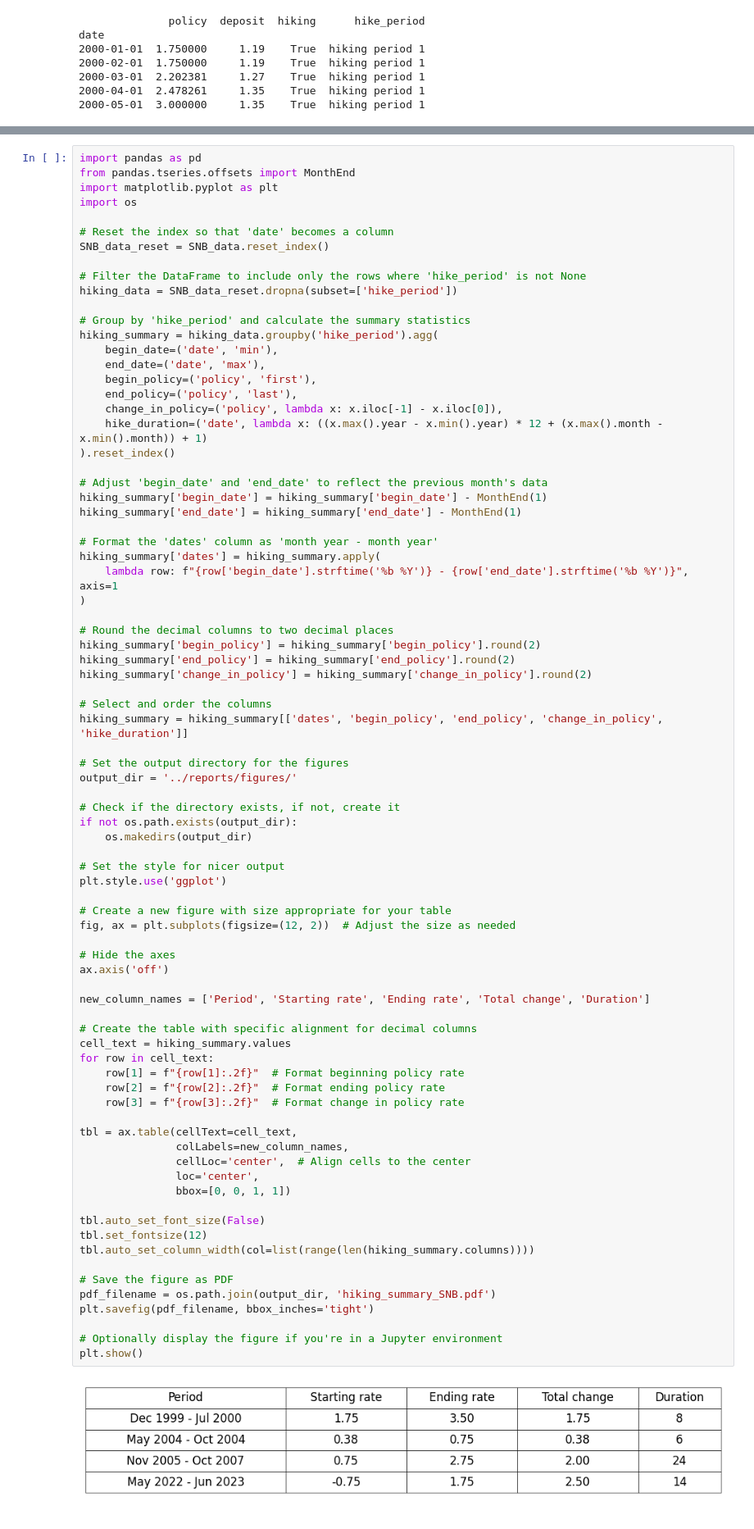
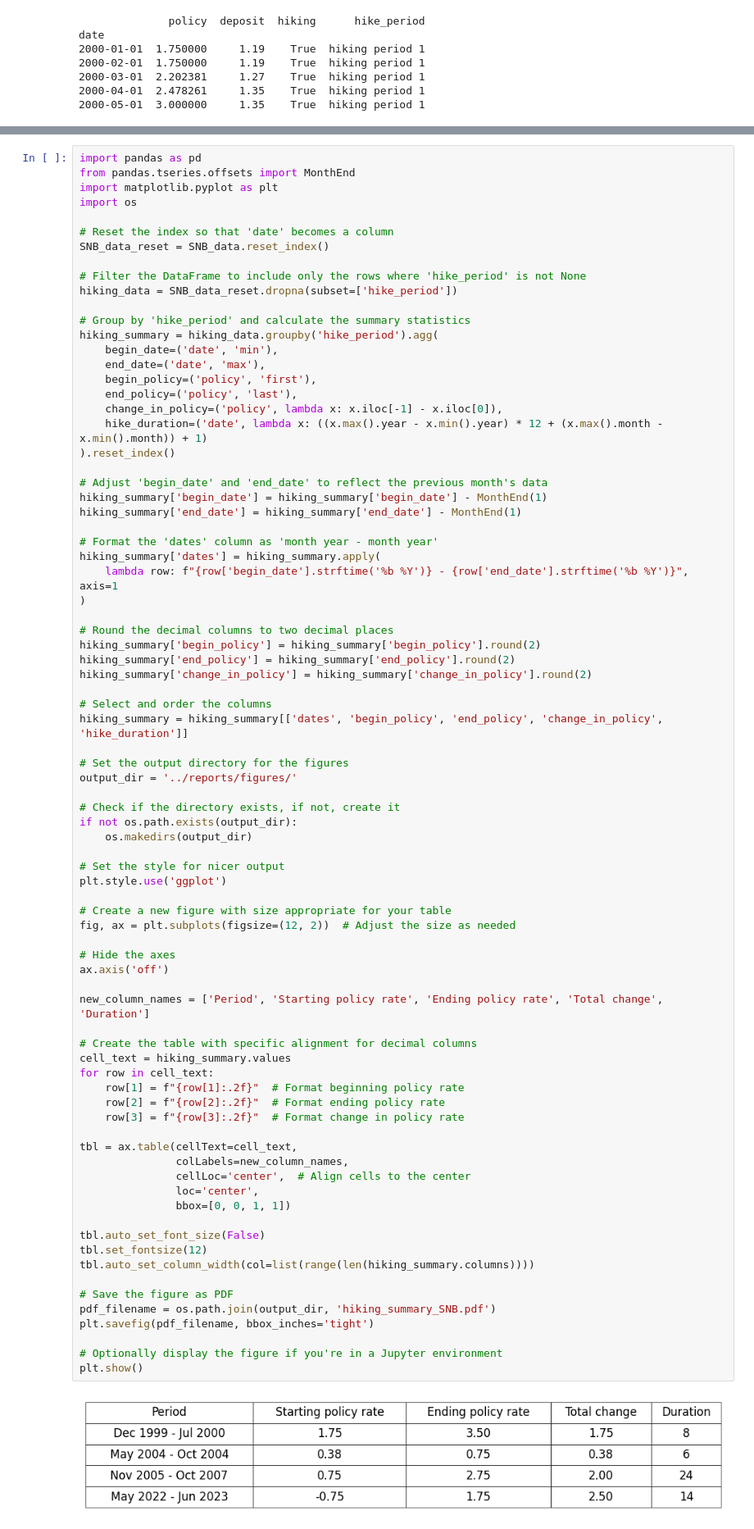
Before and after one commit to Butch78/Bank-Size-Central-Bank-Sensitivity, a Jupyter notebook: notebooks/snb-data-processing.ipynb, the cells around one changed output, grey strips where cells are left out. Shown at 82% size. Drawn from its saved outputs; the diff is of its cells as text.

```diff
--- a/notebooks/snb-data-processing.ipynb
+++ b/notebooks/snb-data-processing.ipynb
@@ -416,33 +447,33 @@ plt.style.use('ggplot')
 fig, ax = plt.subplots(figsize=(12, 2))  # Adjust the size as needed
 
 # Hide the axes
 ax.axis('off')
 
-new_column_names = ['Period', 'Starting rate', 'Ending rate', 'Total change', 'Duration']
+new_column_names = ['Period', 'Starting policy rate', 'Ending policy rate', 'Total change', 'Duration']
 
 # Create the table with specific alignment for decimal columns
 cell_text = hiking_summary.values
 for row in cell_text:
     row[1] = f"{row[1]:.2f}"  # Format beginning policy rate
     row[2] = f"{row[2]:.2f}"  # Format ending policy rate
     row[3] = f"{row[3]:.2f}"  # Format change in policy rate
 
 tbl = ax.table(cellText=cell_text,
                colLabels=new_column_names,
                cellLoc='center',  # Align cells to the center
                loc='center',
                bbox=[0, 0, 1, 1])
 
 tbl.auto_set_font_size(False)
 tbl.set_fontsize(12)
 tbl.auto_set_column_width(col=list(range(len(hiking_summary.columns))))
 
 # Save the figure as PDF
 pdf_filename = os.path.join(output_dir, 'hiking_summary_SNB.pdf')
 plt.savefig(pdf_filename, bbox_inches='tight')
 
 # Optionally display the figure if you're in a Jupyter environment
 plt.show()
 # %% [output]
-[figure, old version]
+[figure, new version]
 # %% [markdown]
```
Also changed, not shown: parts of 24 cells of this notebook, 4 other files.
